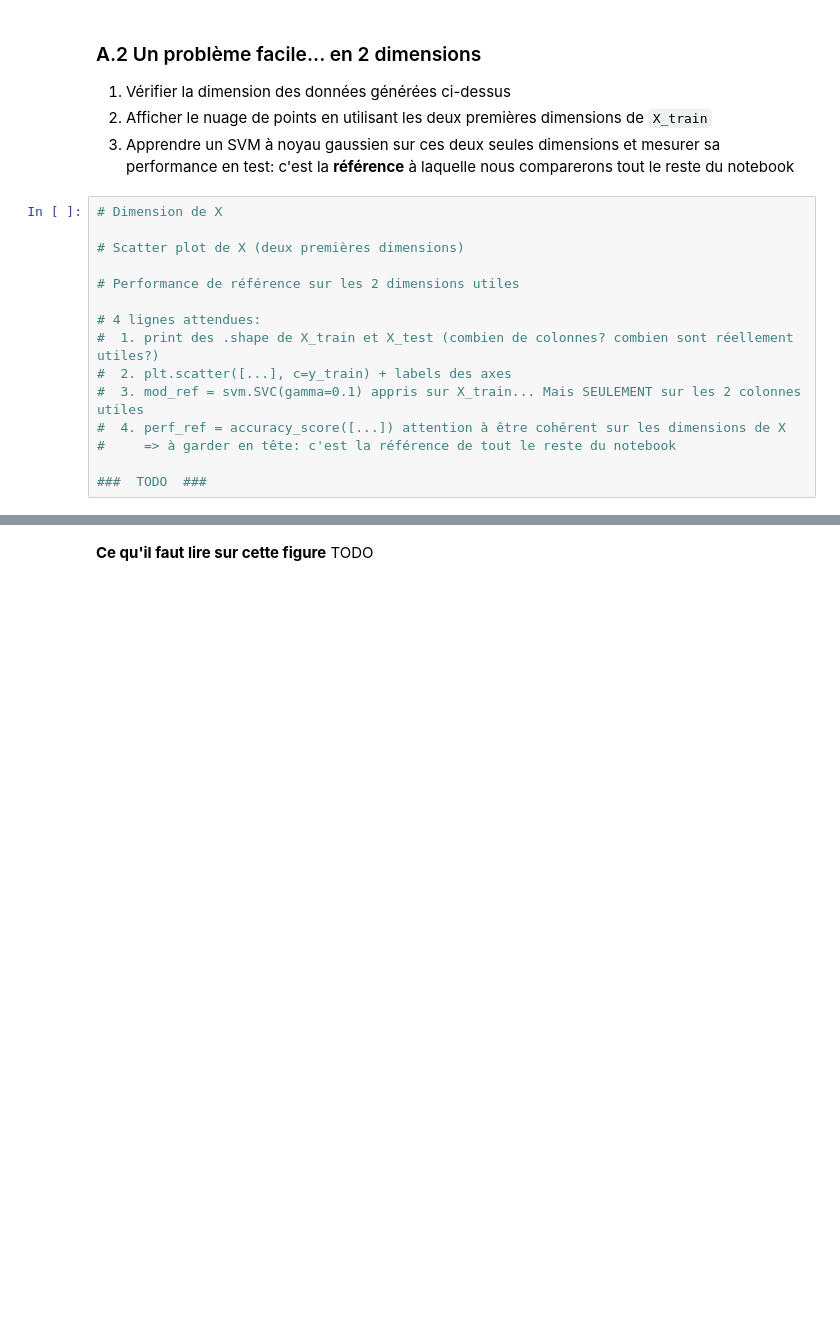
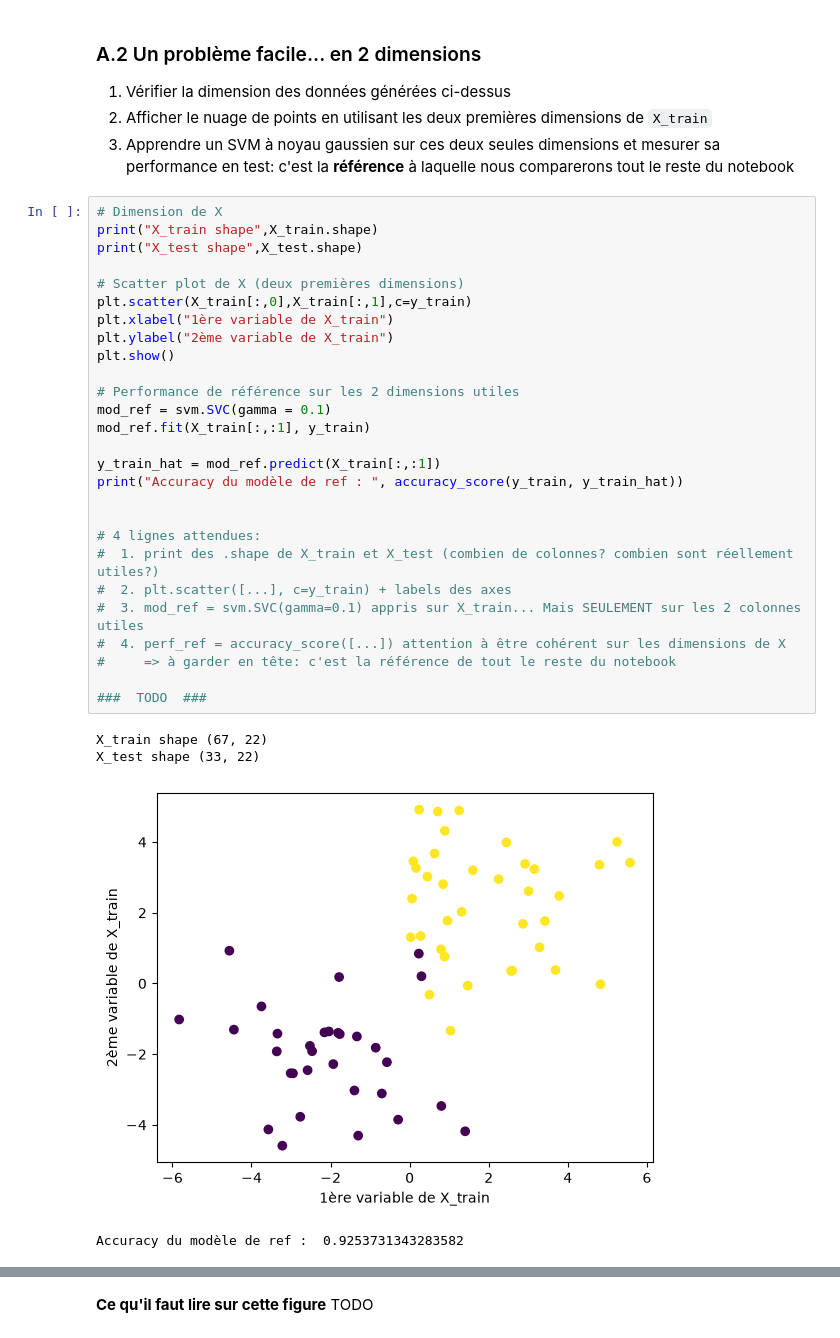
Before and after one commit to moreausabine/Python, a Jupyter notebook: VGuigue/ML-2A-main/B-Machine Learning/notebooks/3-notebook-selfeat_prep-test.ipynb, the cells around one changed output, grey strips where cells are left out. Drawn from its saved outputs; the diff is of its cells as text; blank space fills up the shorter version.

```diff
--- a/VGuigue/ML-2A-main/B-Machine Learning/notebooks/3-notebook-selfeat_prep-test.ipynb
+++ b/VGuigue/ML-2A-main/B-Machine Learning/notebooks/3-notebook-selfeat_prep-test.ipynb
@@ -141,19 +147,36 @@ rouge, et c'est précisément tout le problème.
    c'est la **référence** à laquelle nous comparerons tout le reste du notebook
 # %%
 # Dimension de X
+print("X_train shape",X_train.shape)
+print("X_test shape",X_test.shape)
 
 # Scatter plot de X (deux premières dimensions)
+plt.scatter(X_train[:,0],X_train[:,1],c=y_train)
+plt.xlabel("1ère variable de X_train")
+plt.ylabel("2ème variable de X_train")
+plt.show()
 
 # Performance de référence sur les 2 dimensions utiles
+mod_ref = svm.SVC(gamma = 0.1)
+mod_ref.fit(X_train[:,:1], y_train)
+
+y_train_hat = mod_ref.predict(X_train[:,:1])
+print("Accuracy du modèle de ref : ", accuracy_score(y_train, y_train_hat))
+
 
 # 4 lignes attendues:
 #  1. print des .shape de X_train et X_test (combien de colonnes? combien sont réellement utiles?)
 #  2. plt.scatter([...], c=y_train) + labels des axes
 #  3. mod_ref = svm.SVC(gamma=0.1) appris sur X_train... Mais SEULEMENT sur les 2 colonnes utiles
 #  4. perf_ref = accuracy_score([...]) attention à être cohérent sur les dimensions de X
 #     => à garder en tête: c'est la référence de tout le reste du notebook
 
 ###  TODO  ###
+# %% [output]
+X_train shape (67, 22)
+X_test shape (33, 22)
+[figure, added]
+Accuracy du modèle de ref :  0.9253731343283582
 # %% [markdown]
 <a id="sec-a3"></a>
 ### A.3 Mise en évidence du fléau
```
Also changed, not shown: parts of 10 cells of this notebook, 8 other files.
